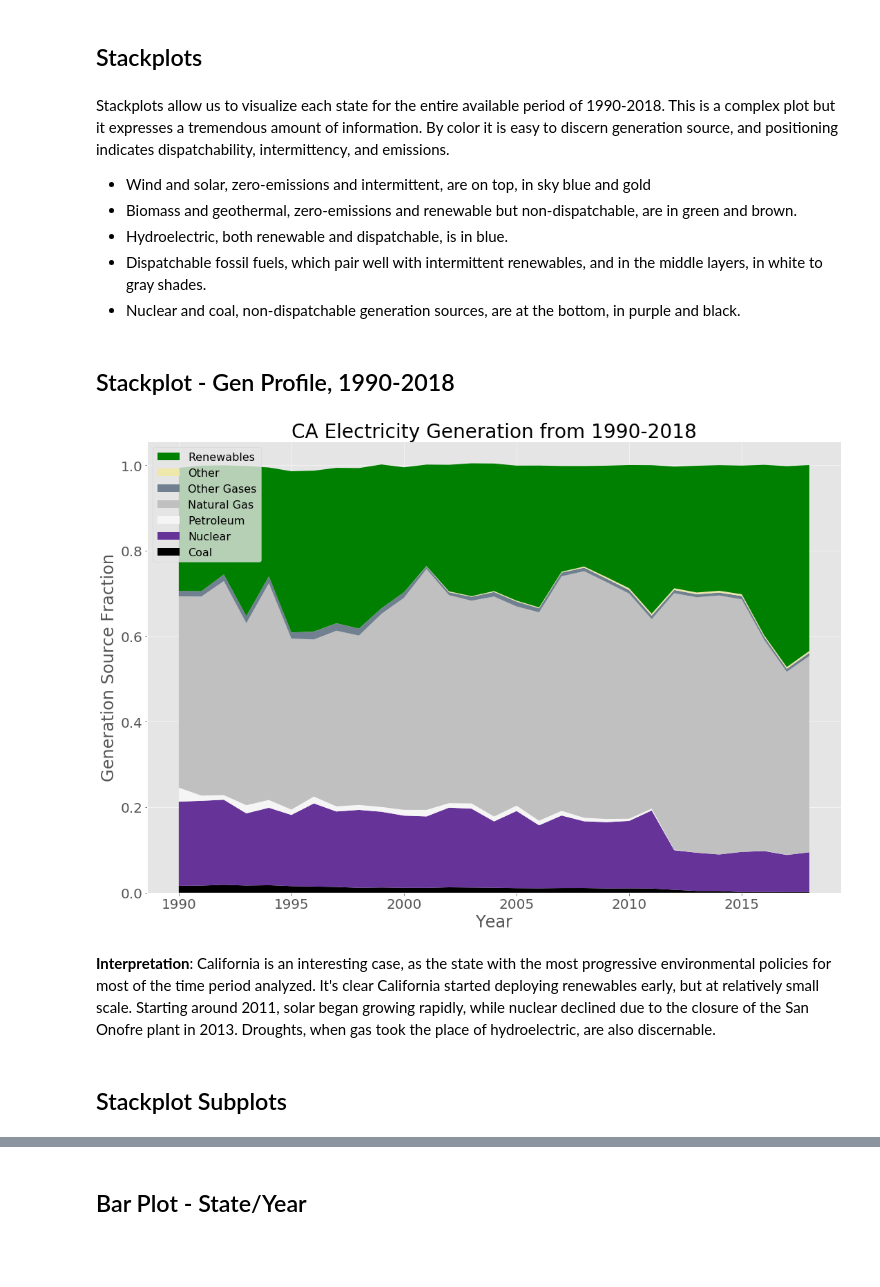
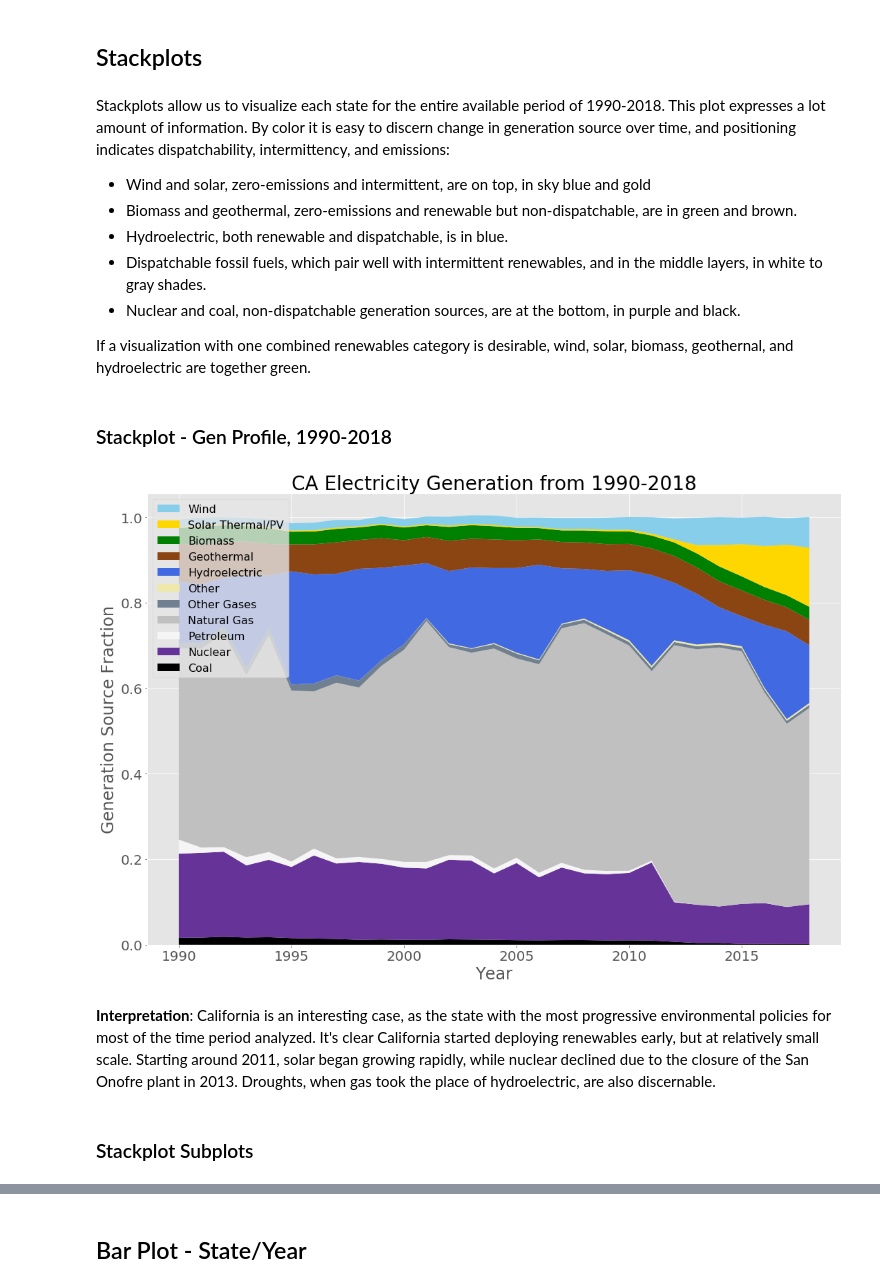
Before and after one commit to asternick/dsi9-capstone, a Jupyter notebook: modeling.ipynb, the cells around one changed output, grey strips where cells are left out. Cells and saved outputs as stored; diff of their text form; code cells hidden in the pictures; blank space fills up the shorter version.

Commit message:
Added images, updated functions

```diff
--- a/modeling.ipynb
+++ b/modeling.ipynb
@@ -197,17 +200,19 @@ ren_colors = ['black', 'rebeccapurple', 'whitesmoke',
 # %% [markdown]
 ## Stackplots
 # %% [markdown]
-Stackplots allow us to visualize each state for the entire available period of 1990-2018. This is a complex plot but it expresses a tremendous amount of information. By color it is easy to discern generation source, and positioning indicates dispatchability, intermittency, and emissions.
+Stackplots allow us to visualize each state for the entire available period of 1990-2018. This plot expresses a lot amount of information. By color it is easy to discern change in generation source over time, and positioning indicates dispatchability, intermittency, and emissions:
 
 - Wind and solar, zero-emissions and intermittent, are on top, in sky blue and gold
 - Biomass and geothermal, zero-emissions and renewable but non-dispatchable, are in green and brown.
 - Hydroelectric, both renewable and dispatchable, is in blue.
 - Dispatchable fossil fuels, which pair well with intermittent renewables, and in the middle layers, in white to gray shades.
 - Nuclear and coal, non-dispatchable generation sources, are at the bottom, in purple and black.
+
+If a visualization with one combined renewables category is desirable, wind, solar, biomass, geothernal, and hydroelectric are together green.
 # %% [markdown]
-## Stackplot - Gen Profile, 1990-2018
+### Stackplot - Gen Profile, 1990-2018
 # %%
-def one_stackplot(dataframe, state, columns, figsize1, figsize2):
+def stackplot(dataframe, state, columns, figsize1, figsize2):
     x = list(dataframe['Year'].unique())
     fig, ax = plt.subplots(figsize = (figsize1, figsize2))
     if columns == "gen_cols":
@@ -224,11 +229,11 @@ def one_stackplot(dataframe, state, columns, figsize1, figsize2):
     plt.yticks(fontsize=20)
     plt.xticks(fontsize=20)
 # %%
-one_stackplot(dfg, "CA", "ren_cols", 18, 12)
+stackplot(dfg, "CA", "gen_cols", 18, 12)
 # %% [output]
-[figure, old version]
+[figure, new version]
 # %% [markdown]
 **Interpretation**: California is an interesting case, as the state with the most progressive environmental policies for most of the time period analyzed. It's clear California started deploying renewables early, but at relatively small scale. Starting around 2011, solar began growing rapidly, while nuclear declined due to the closure of the San Onofre plant in 2013. Droughts, when gas took the place of hydroelectric, are also discernable.
 # %% [markdown]
-## Stackplot Subplots
+### Stackplot Subplots
 # %%
```
Also changed, not shown: parts of 27 cells of this notebook, 16 other files.
